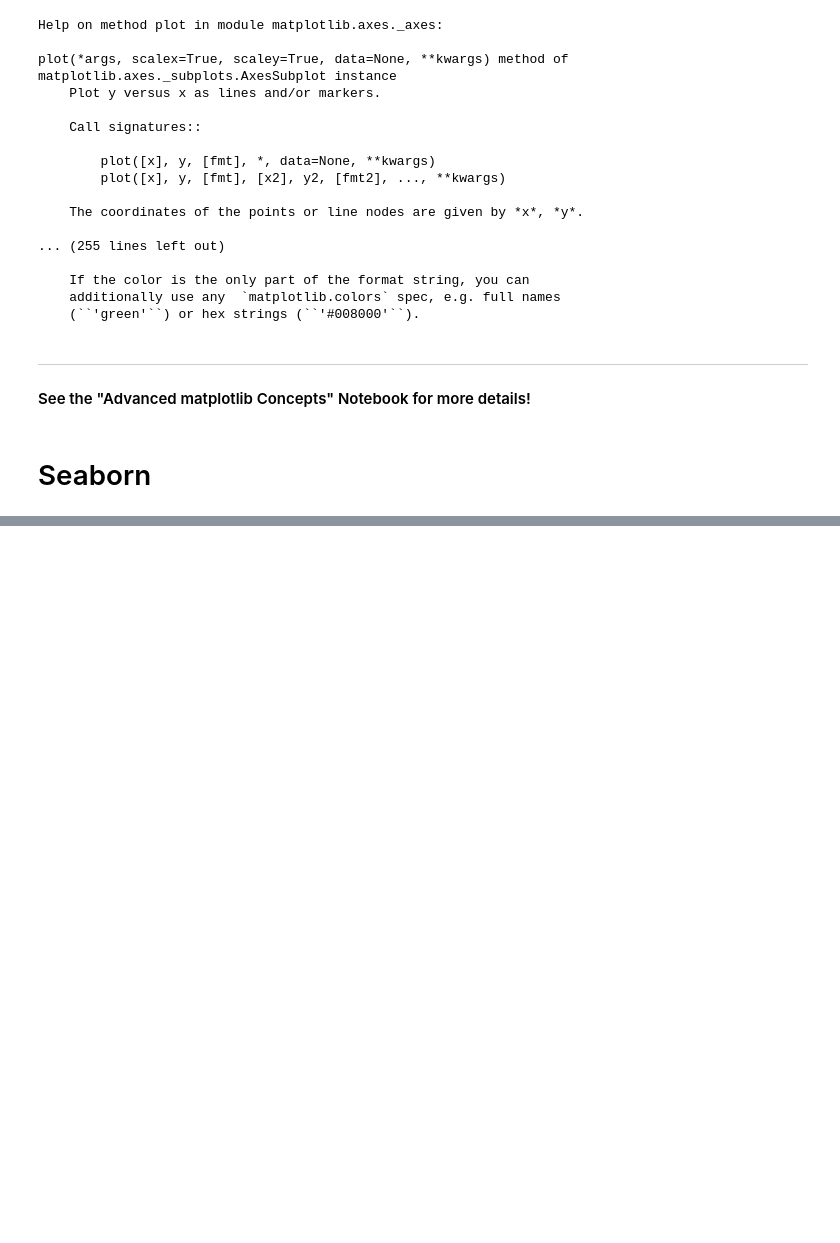
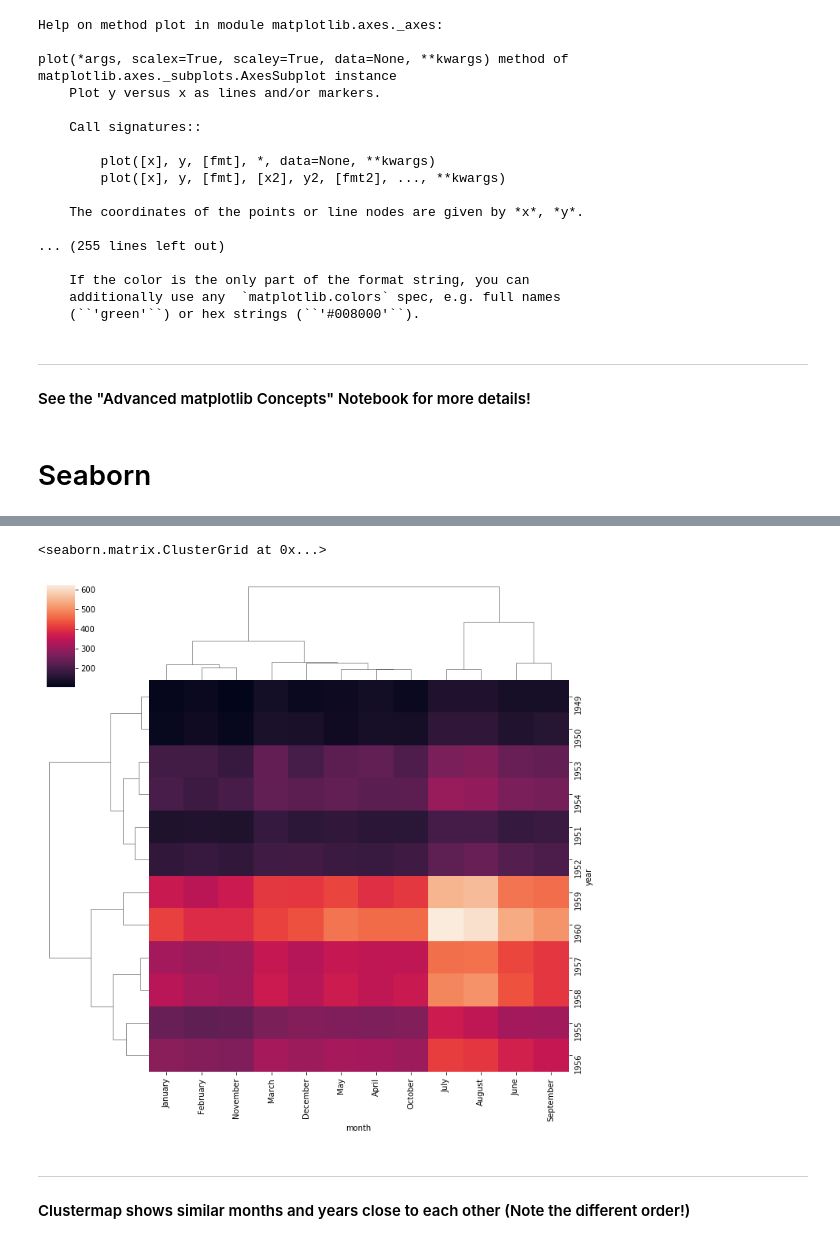
Before and after one commit to moritzwilksch/DataScienceEducation, a Jupyter notebook: JosePortilla-PythonForDS/Notes-PythonForDS.ipynb, the cells around one changed output, grey strips where cells are left out. Cells and saved outputs as stored; diff of their text form; code cells hidden in the pictures; blank space fills up the shorter version.

```diff
--- a/JosePortilla-PythonForDS/Notes-PythonForDS.ipynb
+++ b/JosePortilla-PythonForDS/Notes-PythonForDS.ipynb
@@ -266,0 +293,9 @@ sns.distplot(df.tip, kde=False) # Shows VALUE COUNTs on y instead of KDE
+# %%
+sns.clustermap(fp)
+# %% [output]
+<seaborn.matrix.ClusterGrid at 0x...>
+[figure, added]
+# %% [markdown]
+----
+
+#### Clustermap shows similar months and years close to each other (Note the different order!)
```
Also changed, not shown: parts of 20 cells of this notebook.
